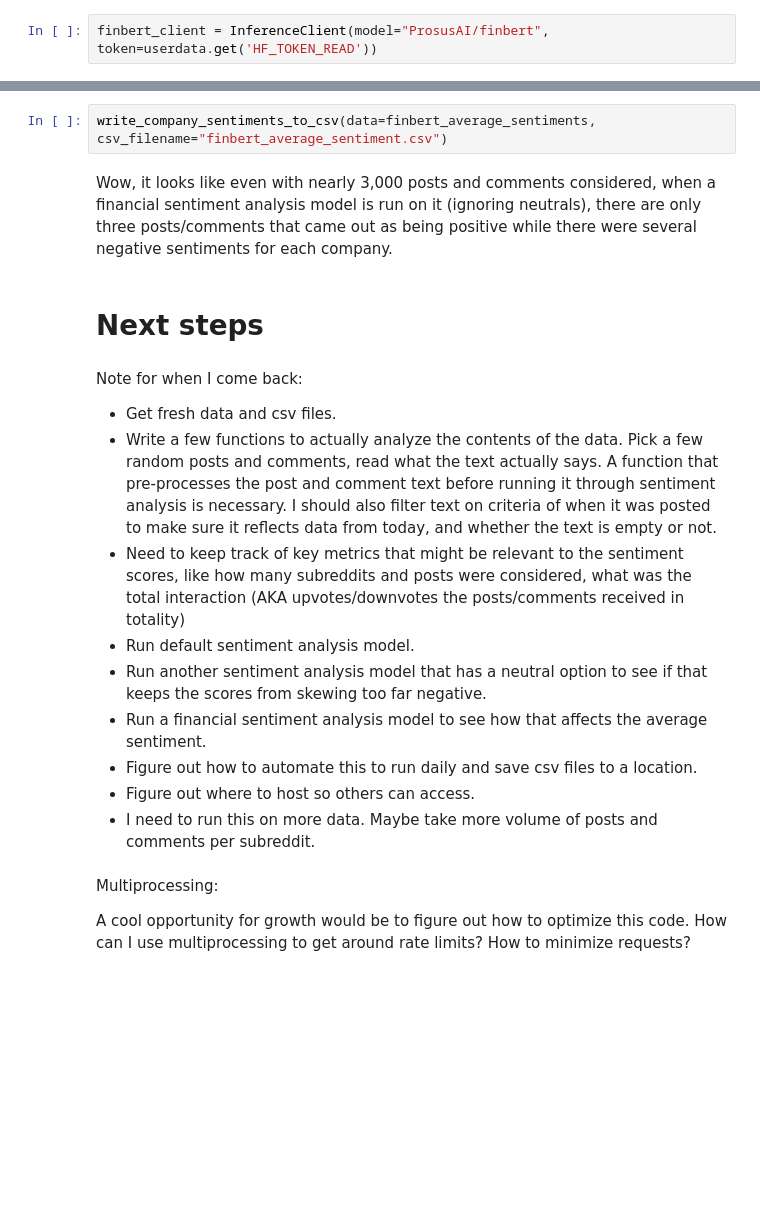
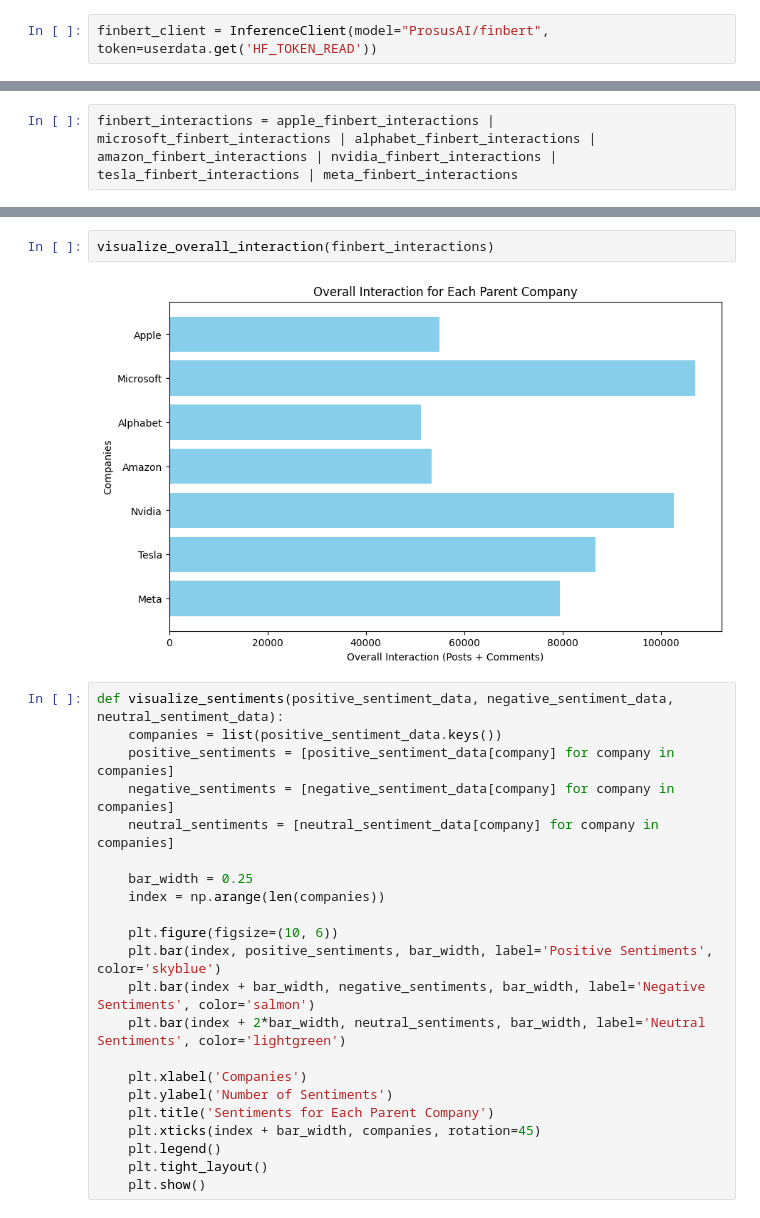
Before and after one commit to gulnuravci/financial_sentiment_analysis, a Jupyter notebook: reddit_sentiment_analysis.ipynb, the cells around one changed output, grey strips where cells are left out. Cells and saved outputs as stored; diff of their text form; blank space fills up the shorter version.

```diff
--- a/reddit_sentiment_analysis.ipynb
+++ b/reddit_sentiment_analysis.ipynb
@@ -1556,0 +1990,2 @@ for parent_company, subreddit_dict in tqdm(post_comments.items()):
+# %%
+finbert_interactions = apple_finbert_interactions | microsoft_finbert_interactions | alphabet_finbert_interactions | amazon_finbert_interactions | nvidia_finbert_interactions | tesla_finbert_interactions | meta_finbert_interactions
@@ -1630,22 +2071,26 @@ plot_total_negative_sentiments(finbert_negative_sentiments)
-# %%
-write_company_sentiments_to_csv(data=finbert_average_sentiments, csv_filename="finbert_average_sentiment.csv")
-# %% [markdown]
-Wow, it looks like even with nearly 3,000 posts and comments considered, when a financial sentiment analysis model is run on it (ignoring neutrals), there are only three posts/comments that came out as being positive while there were several negative sentiments for each company.
-# %% [markdown]
-# Next steps
-# %% [markdown]
-Note for when I come back:
-
-*   Get fresh data and csv files.
-*   Write a few functions to actually analyze the contents of the data. Pick a few random posts and comments, read what the text actually says. A function that pre-processes the post and comment text before running it through sentiment analysis is necessary. I should also filter text on criteria of when it was posted to make sure it reflects data from today, and whether the text is empty or not.
-*   Need to keep track of key metrics that might be relevant to the sentiment scores, like how many subreddits and posts were considered, what was the total interaction (AKA upvotes/downvotes the posts/comments received in totality)
-*   Run default sentiment analysis model.
-*   Run another sentiment analysis model that has a neutral option to see if that keeps the scores from skewing too far negative.
-*   Run a financial sentiment analysis model to see how that affects the average sentiment.
-*  Figure out how to automate this to run daily and save csv files to a location.
-*  Figure out where to host so others can access.
-*  I need to run this on more data. Maybe take more volume of posts and comments per subreddit.
-# %% [markdown]
-Multiprocessing:
-
-A cool opportunity for growth would be to figure out how to optimize this code. How can I use multiprocessing to get around rate limits? How to minimize requests?
+# %%
+visualize_overall_interaction(finbert_interactions)
+# %% [output]
+[figure, added]
+# %%
+def visualize_sentiments(positive_sentiment_data, negative_sentiment_data, neutral_sentiment_data):
+    companies = list(positive_sentiment_data.keys())
+    positive_sentiments = [positive_sentiment_data[company] for company in companies]
+    negative_sentiments = [negative_sentiment_data[company] for company in companies]
+    neutral_sentiments = [neutral_sentiment_data[company] for company in companies]
+
+    bar_width = 0.25
+    index = np.arange(len(companies))
+
+    plt.figure(figsize=(10, 6))
+    plt.bar(index, positive_sentiments, bar_width, label='Positive Sentiments', color='skyblue')
+    plt.bar(index + bar_width, negative_sentiments, bar_width, label='Negative Sentiments', color='salmon')
+    plt.bar(index + 2*bar_width, neutral_sentiments, bar_width, label='Neutral Sentiments', color='lightgreen')
+
+    plt.xlabel('Companies')
+    plt.ylabel('Number of Sentiments')
+    plt.title('Sentiments for Each Parent Company')
+    plt.xticks(index + bar_width, companies, rotation=45)
+    plt.legend()
+    plt.tight_layout()
+    plt.show()
```
Also changed, not shown: parts of 195 cells of this notebook.
